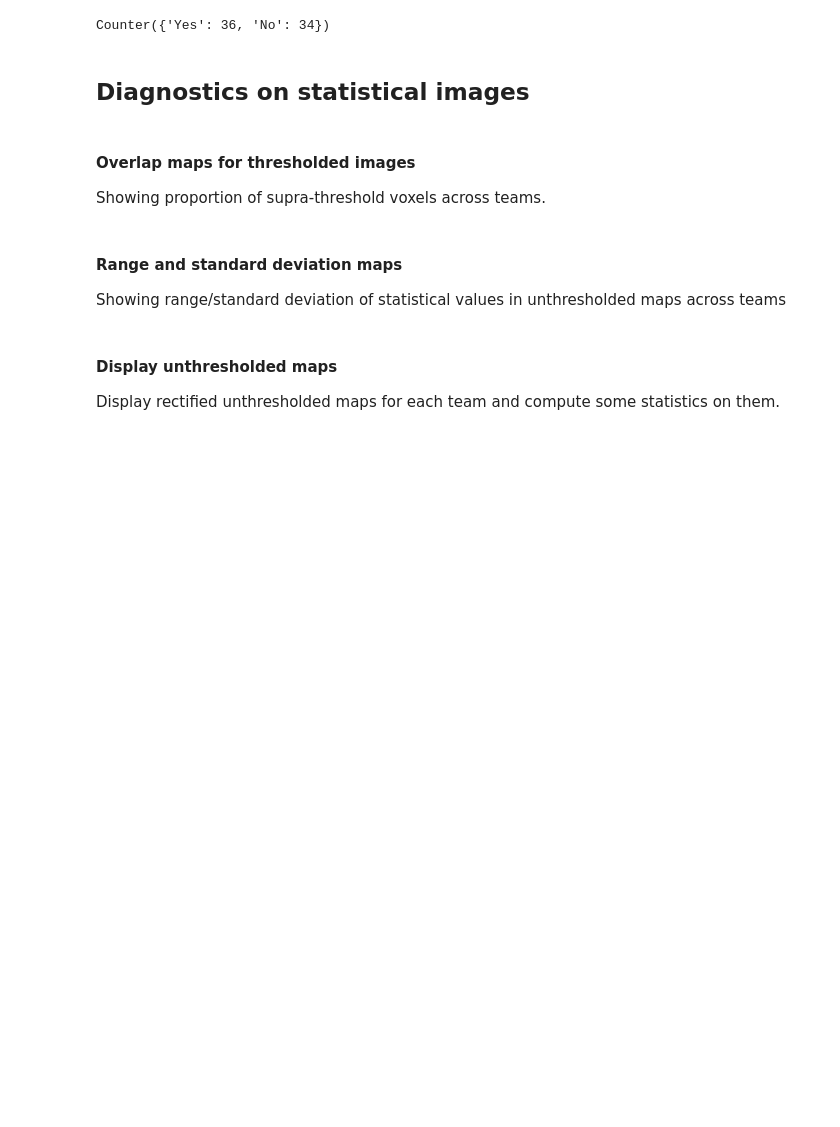
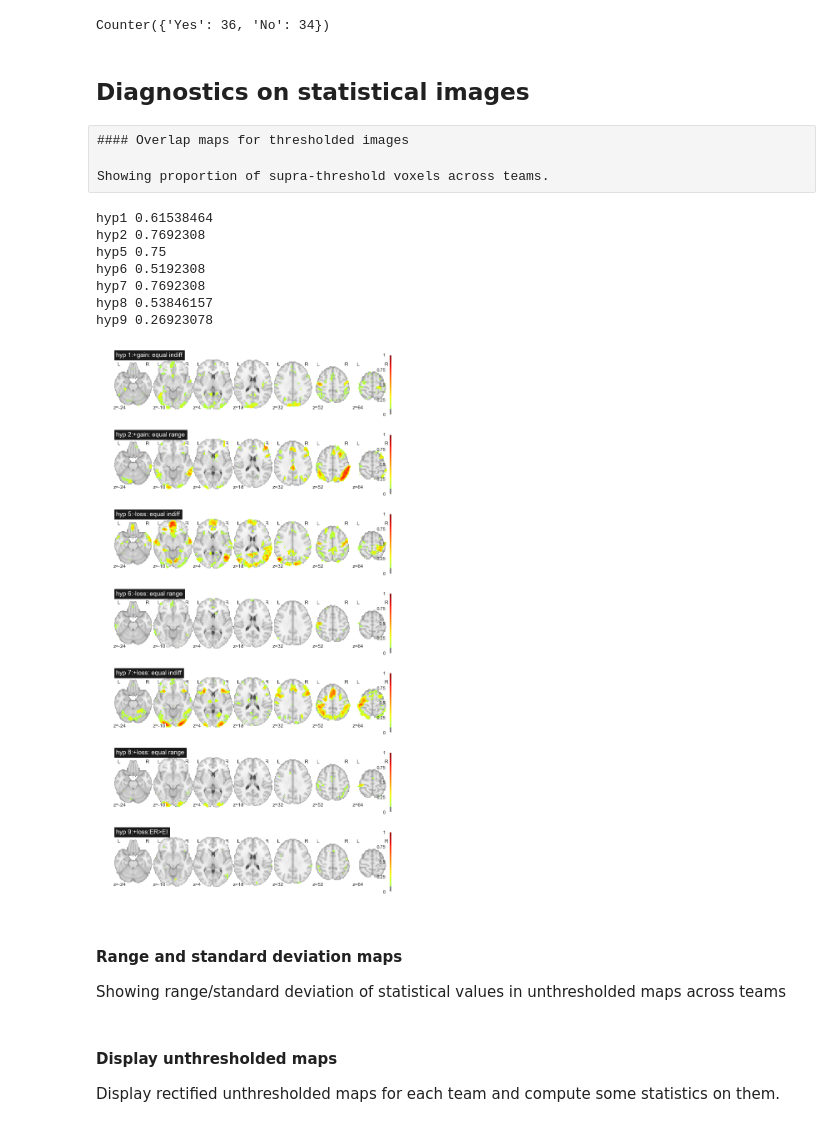
Before and after one commit to poldrack/narps, a Jupyter notebook: analysis/AnalyzeMaps.ipynb, the cells around one changed output. Saved outputs shown, nothing was run; the diff lists cells and outputs as text; code cells hidden in the pictures; blank space fills up the shorter version.

```diff
--- a/analysis/AnalyzeMaps.ipynb
+++ b/analysis/AnalyzeMaps.ipynb
@@ -113,21 +113,37 @@ Counter(metadata.used_fmriprep_data)
 Counter({'Yes': 36, 'No': 34})
 # %% [markdown]
 ## Diagnostics on statistical images
-# %% [markdown]
-#### Overlap maps for thresholded images
-
-Showing proportion of supra-threshold voxels across teams.
+# %% [raw]
+#### Overlap maps for thresholded images
+
+Showing proportion of supra-threshold voxels across teams.
 # %%
 # display overlap maps for thresholded maps
 
-
+masker = nilearn.input_data.NiftiMasker(mask_img=mask_img)
+max_overlap = {}
 fig, ax = plt.subplots(7,1,figsize=(12,24))
 for i,hyp in enumerate(hypnums):
-    img=os.path.join(output_dir,'thresh_mean/hypo%d.nii.gz'%hyp)
-    nilearn.plotting.plot_stat_map(img, threshold=0.1, display_mode="z",
+    imgfile=os.path.join(output_dir,'thresh_mean/hypo%d.nii.gz'%hyp)
+    nilearn.plotting.plot_stat_map(imgfile, threshold=0.1, display_mode="z",
                 colorbar=True,title='hyp %d:'%hyp+hypotheses[hyp],vmax=1.,cmap='jet',
                                   cut_coords = cut_coords,axes = ax[i],figure=fig)
-plt.savefig(os.path.join(figure_dir,'overlap_map.pdf'))
+    # compute max and median overlap
+    thresh_concat_file = os.path.join(output_dir,'thresh_concat/hypo%d.nii.gz'%hyp)
+    thresh_concat_data = masker.fit_transform(thresh_concat_file)
+    overlap = numpy.mean(thresh_concat_data,0)
+    print('hyp%d'%hyp,numpy.max(overlap))
+    max_overlap[hyp]=overlap
+plt.savefig(os.path.join(figure_dir,'overlap_map.png'))
+# %% [output]
+hyp1 0.61538464
+hyp2 0.7692308
+hyp5 0.75
+hyp6 0.5192308
+hyp7 0.7692308
+hyp8 0.53846157
+hyp9 0.26923078
+[figure, added]
 # %% [markdown]
 #### Range and standard deviation maps
 
```
Also changed, not shown: parts of 7 cells of this notebook.
